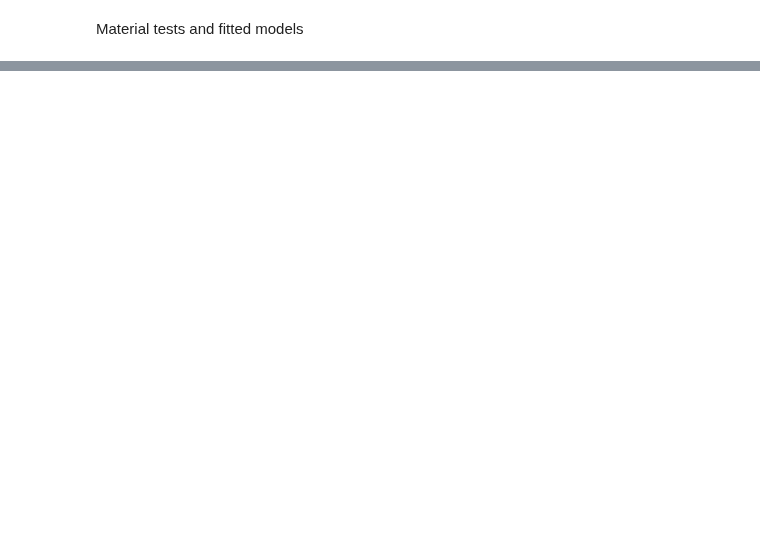
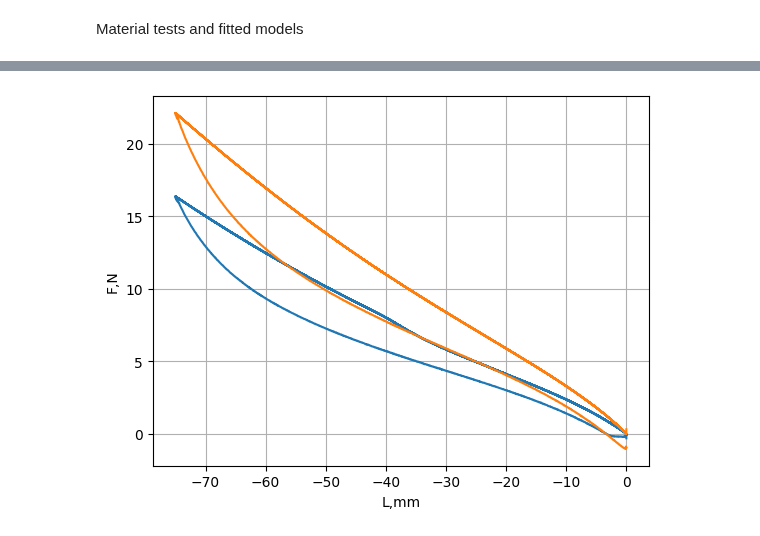
Before and after one commit to BellerAndras/hyperelastic-models, a Jupyter notebook: Material_test_curves.ipynb, the cells around one changed output, grey strips where cells are left out. Saved outputs shown, nothing was run; the diff lists cells and outputs as text; code cells hidden in the pictures; blank space fills up the shorter version.

```diff
--- a/Material_test_curves.ipynb
+++ b/Material_test_curves.ipynb
@@ -46,0 +47,36 @@ ax1.grid()
+# %%
+t_data_1 = read_data("txtfiles/TENS1.tab")
+t_data_2 = read_data("txtfiles/TENS2.tab")
+t_data_3 = read_data("txtfiles/TENS3.tab")
+
+F1=t_data_1[:,0]
+L1=t_data_1[:,1]
+T1=t_data_1[:,2]
+
+F2 = t_data_2[:,0]
+L2=t_data_2[:,1]
+T2=t_data_2[:,2]
+
+"""
+l1_min_pos = np.where(L1==5.0)[0][0]
+l2_min_pos = np.where(L1==5.0)[0][0]
+l1max_pos = np.where(L1 == max(L1))[0][0]
+l2max_pos = np.where(L2 == max(L2))[0][0]
+
+L1cut = L1[l1_min_pos:l1max_pos]
+F1cut = F1[l1_min_pos:l1max_pos]
+
+L2cut = L2[l2_min_pos:l2max_pos]
+F2cut = F2[l2_min_pos:l2max_pos]
+"""
+
+fig1,ax1 = plt.subplots()
+
+ax1.plot(L1,F1)
+ax1.plot(L2,F2)
+
+ax1.set_xlabel("L,mm")
+ax1.set_ylabel("F,N")
+ax1.grid()
+# %% [output]
+[figure, added]
```
Also changed, not shown: parts of 3 cells of this notebook, 5 other files.
